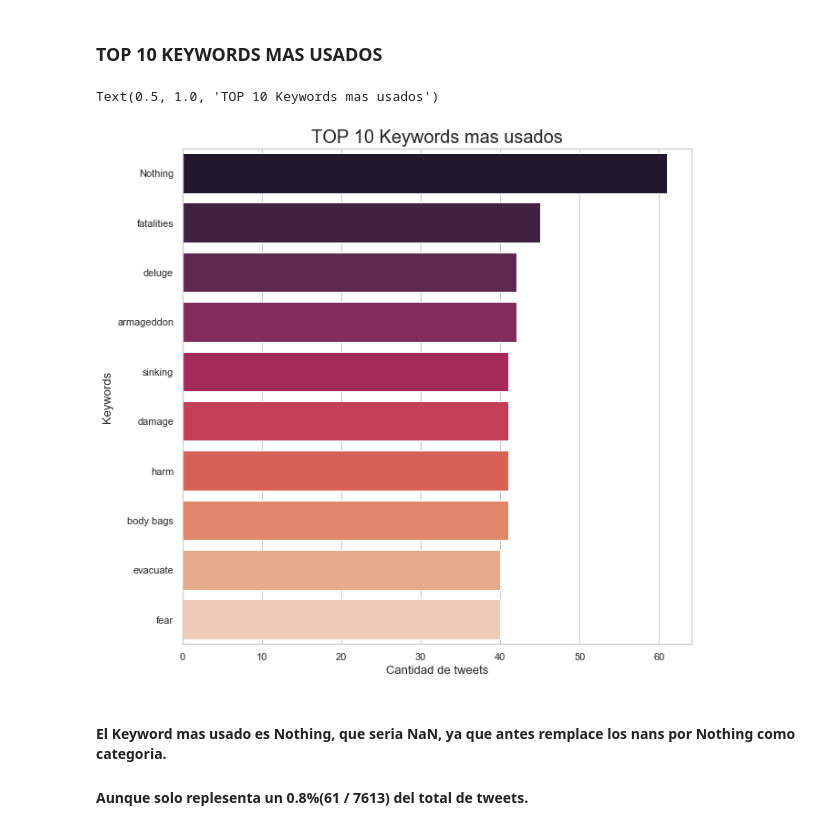
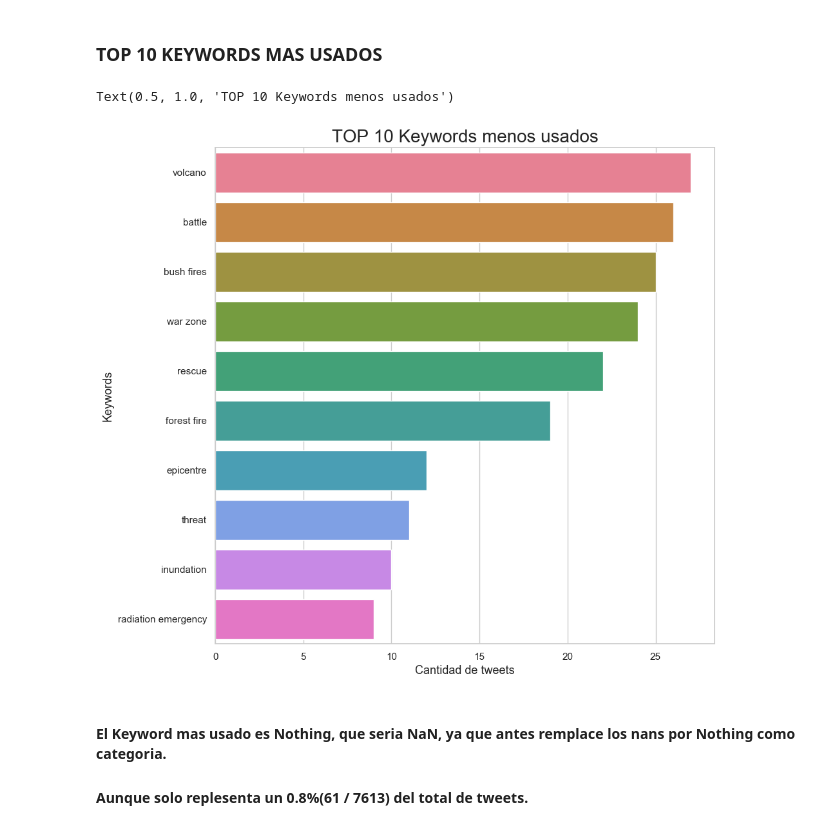
Before and after one commit to axelmpm/TP1_DATOS_1C_2020, a Jupyter notebook: Cristian/C_AnalisisKeywords.ipynb, the cells around one changed output. Saved outputs shown, nothing was run; the diff lists cells and outputs as text; code cells hidden in the pictures.

Commit message:
+ Plots con keywods y desastres (siempre barplots)

```diff
--- a/Cristian/C_AnalisisKeywords.ipynb
+++ b/Cristian/C_AnalisisKeywords.ipynb
@@ -127,13 +127,13 @@ C_keyword_sort_by_frec =  C_grouped.sort_values(by='cantidad', ascending=False)
 TOP_10_mas =C_keyword_sort_by_frec.head(10)
 # %%
 plt.rcParams['figure.figsize'] = (10, 10)
-g = sns.barplot(x=TOP_10_mas["cantidad"] , y=TOP_10_mas["keyword"] , orient='h',palette="rocket")
+g = sns.barplot(x=TOP_10_menos["cantidad"] , y=TOP_10_menos["keyword"] , orient='h',palette='husl')
 g.set_xlabel("Cantidad de tweets", fontsize=13)
 g.set_ylabel("Keywords", fontsize=13,)
-g.set_title("TOP 10 Keywords mas usados", fontsize=20)
+g.set_title("TOP 10 Keywords menos usados", fontsize=20)
 # %% [output]
-Text(0.5, 1.0, 'TOP 10 Keywords mas usados')
+Text(0.5, 1.0, 'TOP 10 Keywords menos usados')
-[figure, old version]
+[figure, new version]
 # %% [markdown]
 #### El Keyword mas usado es Nothing, que seria NaN, ya que antes remplace los nans por Nothing como categoria.
 #### Aunque solo replesenta un 0.8%(61 / 7613) del total de tweets.
```
Also changed, not shown: parts of 11 cells of this notebook.
